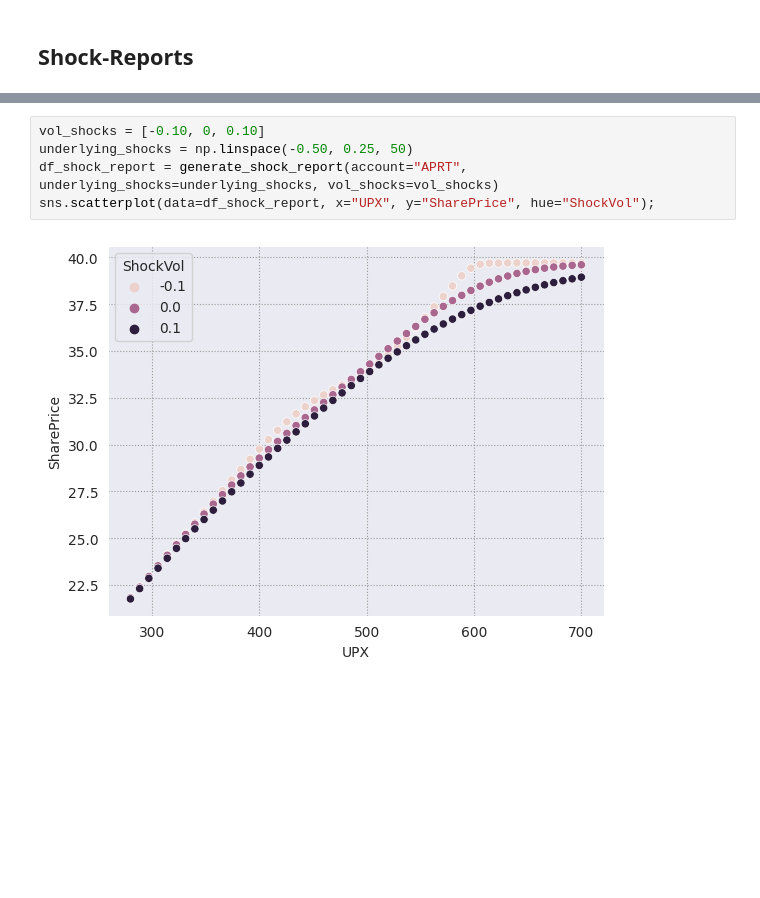
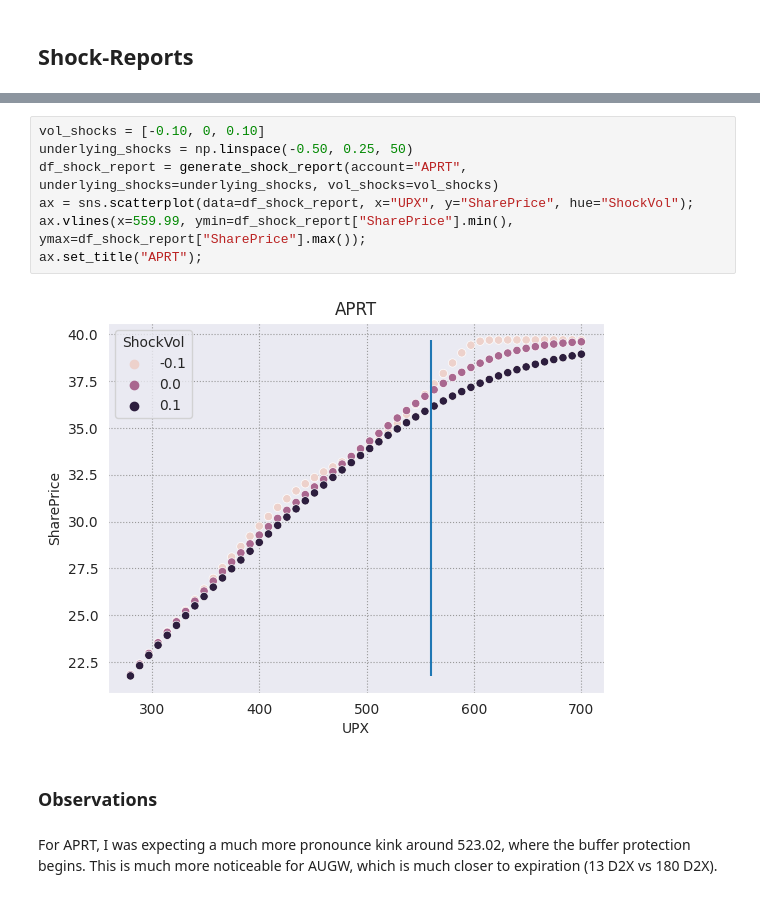
Before and after one commit to pritamdalal/veta_assignment, a Jupyter notebook: notebooks/04_portfolio_greeks.ipynb, the cells around one changed output, grey strips where cells are left out. Cells and saved outputs as stored; diff of their text form; blank space fills up the shorter version.

```diff
--- a/notebooks/04_portfolio_greeks.ipynb
+++ b/notebooks/04_portfolio_greeks.ipynb
@@ -377,7 +393,13 @@ sns.scatterplot(data=df_shock_report, x="UPX", y="SharePrice", hue="ShockVol");
 # %%
 vol_shocks = [-0.10, 0, 0.10]
 underlying_shocks = np.linspace(-0.50, 0.25, 50)
 df_shock_report = generate_shock_report(account="APRT", underlying_shocks=underlying_shocks, vol_shocks=vol_shocks)
-sns.scatterplot(data=df_shock_report, x="UPX", y="SharePrice", hue="ShockVol");
+ax = sns.scatterplot(data=df_shock_report, x="UPX", y="SharePrice", hue="ShockVol");
+ax.vlines(x=559.99, ymin=df_shock_report["SharePrice"].min(), ymax=df_shock_report["SharePrice"].max());
+ax.set_title("APRT");
 # %% [output]
-[figure, old version]
+[figure, new version]
+# %% [markdown]
+### Observations
+# %% [markdown]
+For APRT, I was expecting a much more pronounce kink around 523.02, where the buffer protection begins.  This is much more noticeable for AUGW, which is much closer to expiration (13 D2X vs 180 D2X).
```
Also changed, not shown: parts of 22 cells of this notebook, 3 other files.
